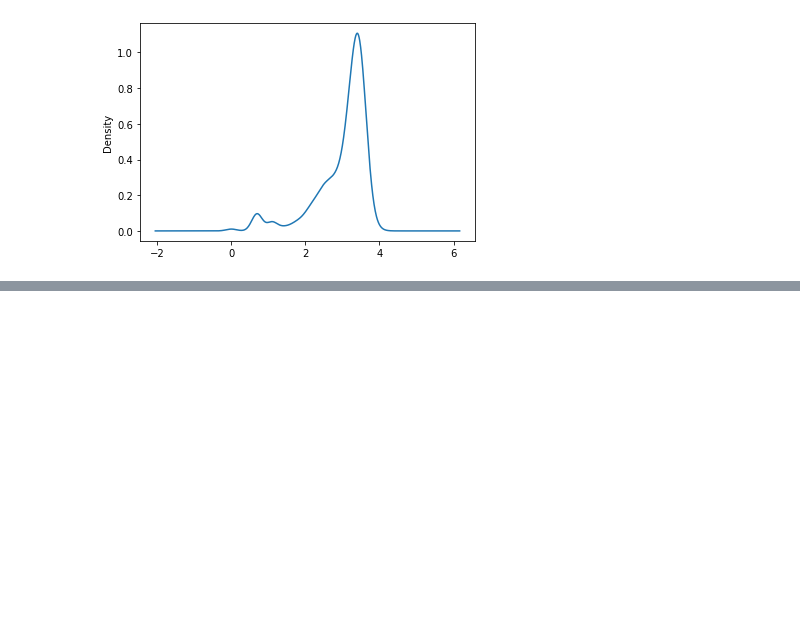
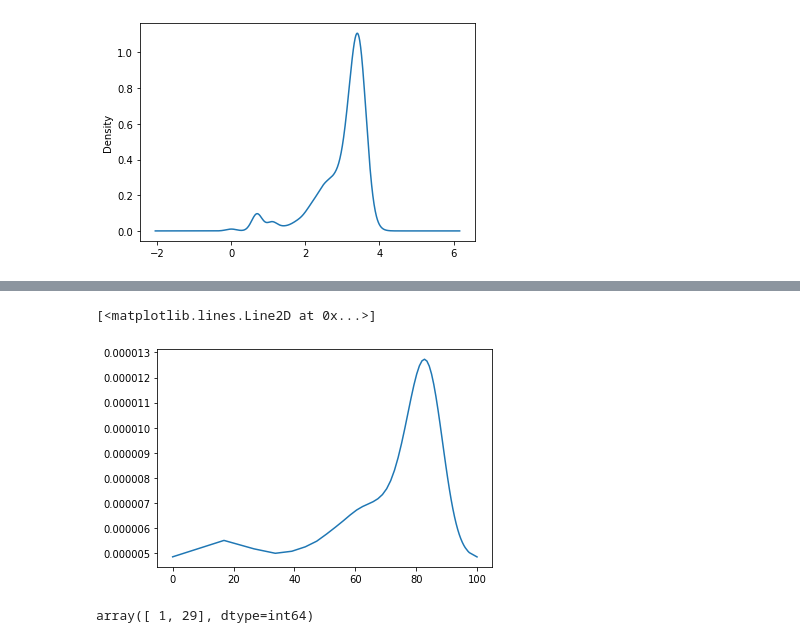
Before and after one commit to MACEPA/DIAMETER, a Jupyter notebook: fcs_test.ipynb, the cells around one changed output, grey strips where cells are left out. Cells and saved outputs as stored; diff of their text form; code cells hidden in the pictures; blank space fills up the shorter version.

```diff
--- a/fcs_test.ipynb
+++ b/fcs_test.ipynb
@@ -115,0 +99,3 @@ test.channels
+# %%
+density = gaussian_kde(fl1h).evaluate(fl1h)
+density
@@ -115,0 +105,12 @@ test.channels
+# %%
+sub_test['density'] = density
+d_sum = sub_test['density'].sum()
+freq_func = lambda x: x / d_sum
+sub_test['freq'] = sub_test['density'].apply(freq_func)
+fl1h_max = sub_test['FL1-A'].max()
+int_func = lambda x: 100 * (x / fl1h_max)
+sub_test['intensity'] = sub_test['FL1-A'].apply(int_func)
+sub_test.drop_duplicates(['FL1-A', 'density', 'freq', 'intensity'],
+                         inplace=True)
+sub_test.sort_values('intensity', inplace=True)
+sub_test.head()
@@ -115,0 +124,6 @@ test.channels
+# %%
+smooth_spline = CubicSpline(sub_test['intensity'], sub_test['freq'])
+spline_derivative = smooth_spline.derivative()
+# %%
+den_x = smooth_spline(sub_test['density'])
+den_x
@@ -115,0 +145,10 @@ test.channels
+# %%
+plt.plot(sub_test['intensity'], den_x)
+# %% [output]
+[<matplotlib.lines.Line2D at 0x...>]
+[figure, added]
+# %%
+peaks1, properties1 = find_peaks(den_x)
+peaks1
+# %% [output]
+array([ 1, 29], dtype=int64)
```
Also changed, not shown: parts of 19 cells of this notebook.
